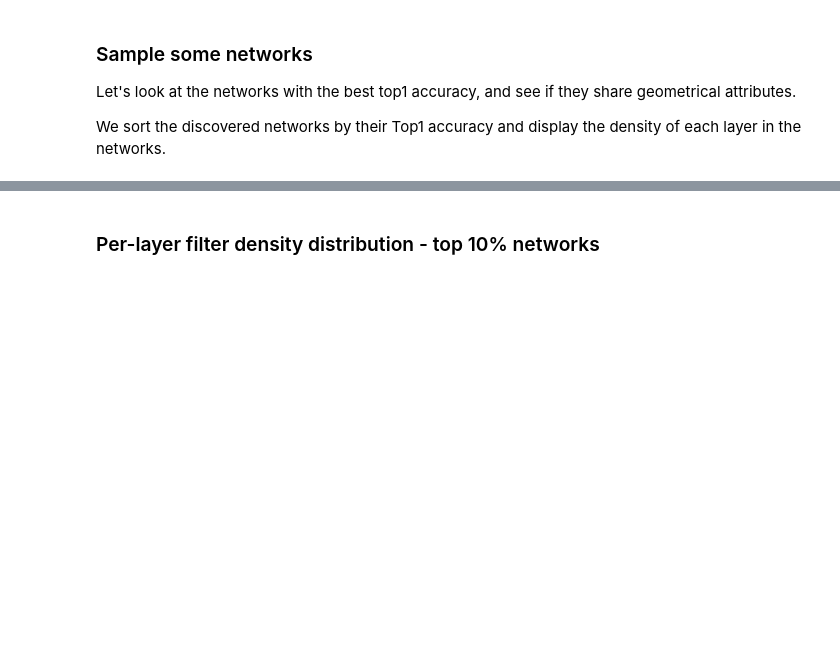
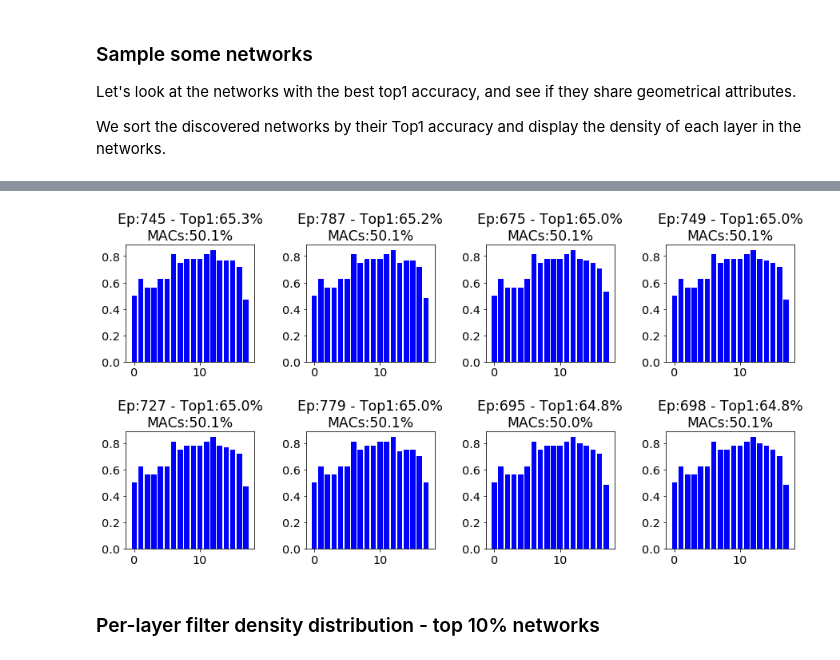
Before and after one commit to IntelLabs/distiller, a Jupyter notebook: examples/automated_deep_compression/ppo-amc-results.ipynb, the cells around one changed output, grey strips where cells are left out. Drawn from its saved outputs; the diff is of its cells as text; code cells hidden in the pictures; blank space fills up the shorter version.

```diff
--- a/examples/automated_deep_compression/ppo-amc-results.ipynb
+++ b/examples/automated_deep_compression/ppo-amc-results.ipynb
@@ -391,11 +596,13 @@ for i in range(0, nrows * ncols):
 # %%
-#top1_sorted_df = df.sort_values(by=['reward'], ascending=False)
+top1_sorted_df = df.sort_values(by=['reward'], ascending=False)
 nrows = 2; ncols = 4
 f, axarr = plt.subplots(nrows, ncols, figsize=(15,7))
 for i in range(0, nrows * ncols):
-    plot_action_history(top1_sorted_df, i, ax=axarr[i//ncols, i%ncols], color='g')
+    plot_action_history(top1_sorted_df, i, ax=axarr[i//ncols, i%ncols], color='b')
     # Fine-tune figure; make subplots farther from each other.
     f.subplots_adjust(hspace=0.6, wspace=0.4)
+# %% [output]
+[figure, added]
 # %% [markdown]
 ### Per-layer filter density distribution - top 10% networks
 # %%
```
Also changed, not shown: parts of 12 cells of this notebook.
